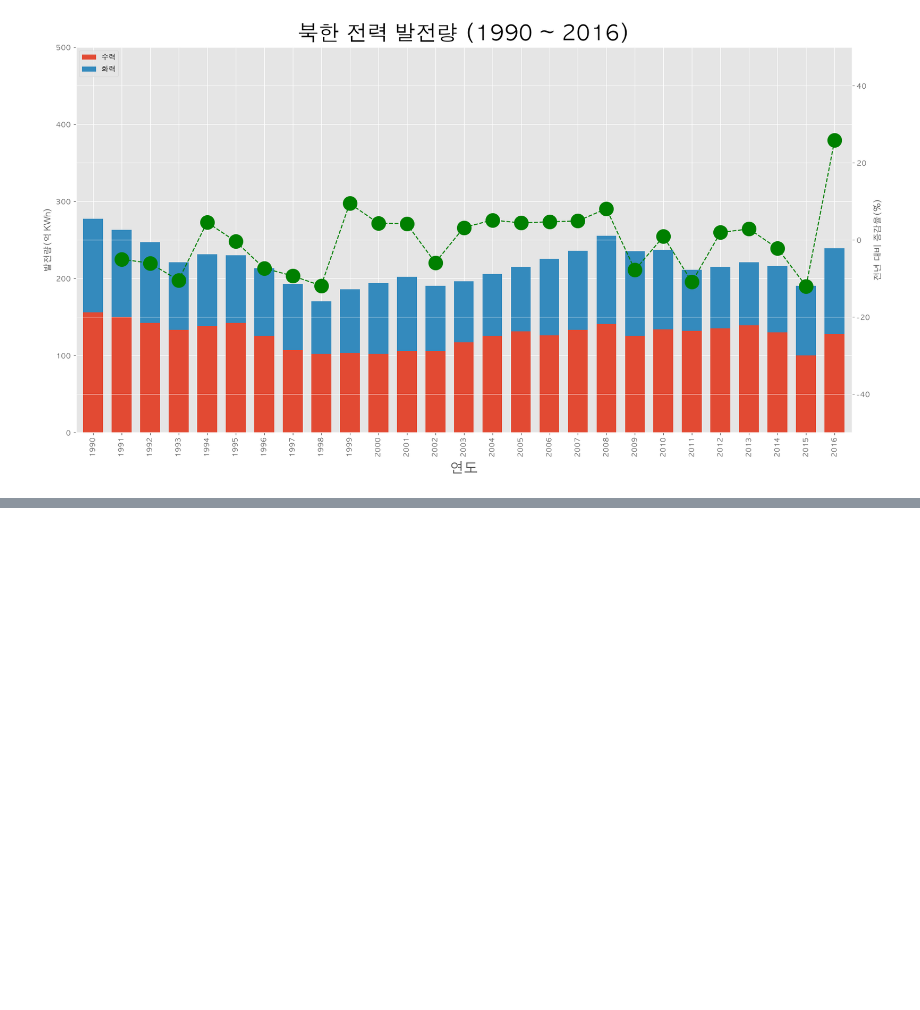
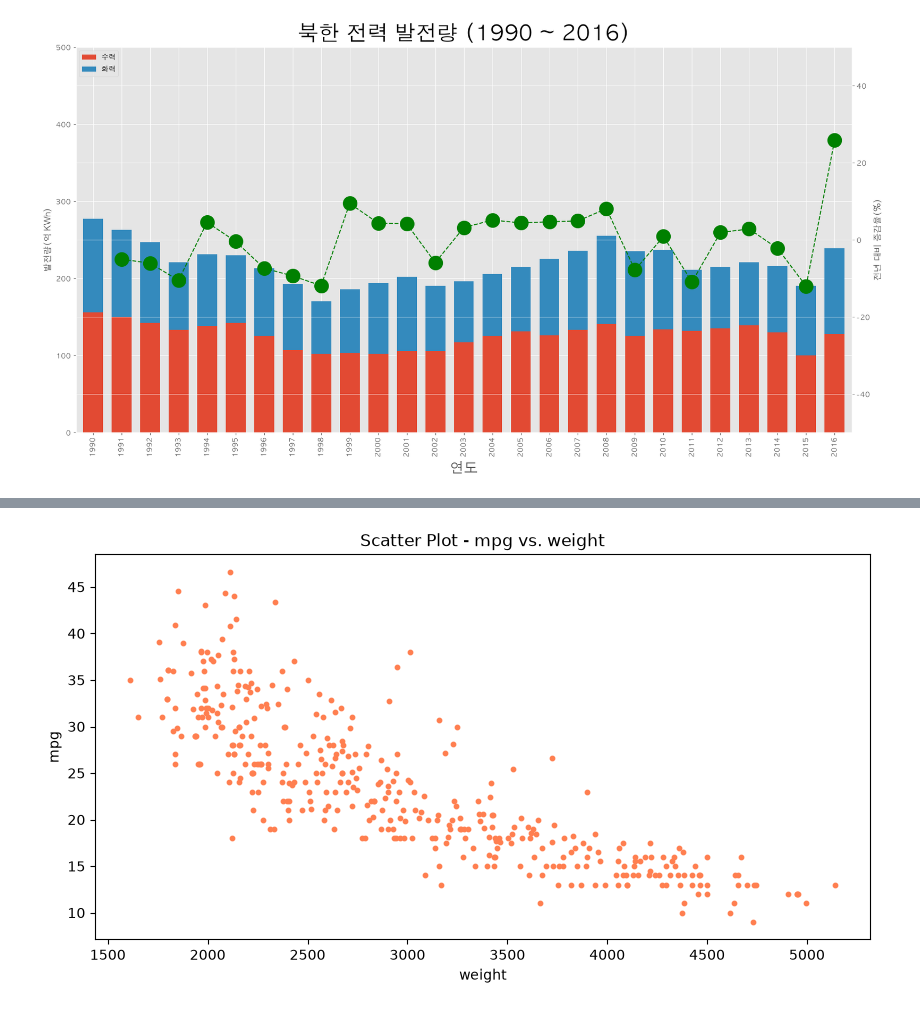
Before and after one commit to YoonTae98/18_data_analytics, a Jupyter notebook: 01_matplotlib.ipynb, the cells around one changed output, grey strips where cells are left out. Drawn from its saved outputs; the diff is of its cells as text; code cells hidden in the pictures; blank space fills up the shorter version.

```diff
--- a/01_matplotlib.ipynb
+++ b/01_matplotlib.ipynb
@@ -661,0 +687,13 @@ plt.show()
+# %%
+plt.style.use('default')
+
+df = pd.read_csv('./data/auto-mpg.csv', header=None)
+
+df.columns = ['mpg','cylinders','displacement','horsepower','weight',
+              'acceleration','model year','origin','name']
+
+df.plot(kind='scatter', x='weight', y='mpg',  c='coral', s=10, figsize=(10, 5))
+plt.title('Scatter Plot - mpg vs. weight')
+plt.show()
+# %% [output]
+[figure, added]
```
Also changed, not shown: parts of 14 cells of this notebook, 2 other files.
